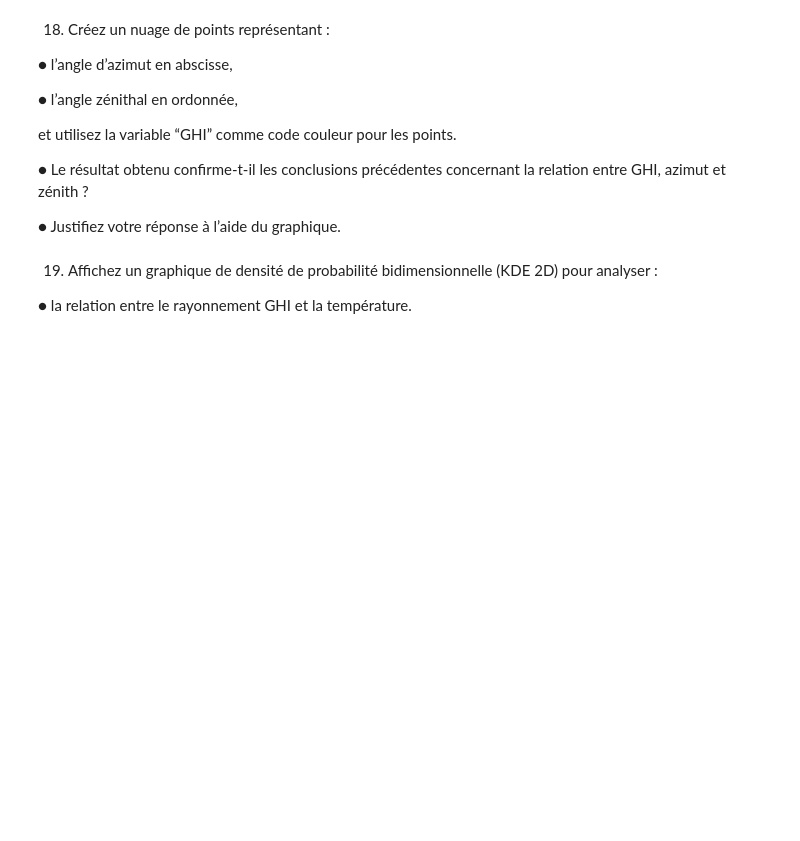
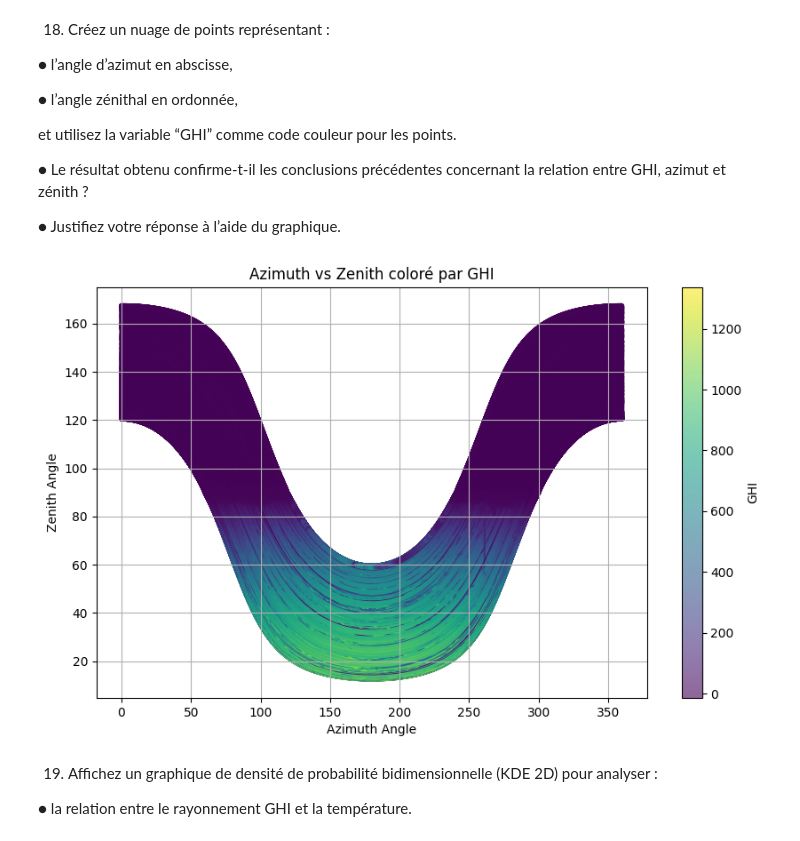
Before and after one commit to Maxime-Mig/Analyse_Visu, a Jupyter notebook: TD2/TD2.ipynb, the cells around one changed output. Cells and saved outputs as stored; diff of their text form; code cells hidden in the pictures; blank space fills up the shorter version.

```diff
--- a/TD2/TD2.ipynb
+++ b/TD2/TD2.ipynb
@@ -511,19 +579,38 @@ entre GHI, azimut et zénith ?
 
 ● Justifiez votre réponse à l’aide du graphique.
 # %%
-azimuth_col = 'azimuth angle' if 'azimuth angle' in df_solar.columns else 'azimuth' if 'azimuth' in df_solar.columns else None
-zenith_col = 'zenith angle' if 'zenith angle' in df_solar.columns else 'zenith' if 'zenith' in df_solar.columns else None
+azimuth_col = (
+    'Azimuth Angle [degrees]'
+    if 'Azimuth Angle [degrees]' in df_solar.columns else
+    'azimuth angle'
+    if 'azimuth angle' in df_solar.columns else
+    'azimuth'
+    if 'azimuth' in df_solar.columns else
+    None
+)
+zenith_col = (
+    'Zenith Angle [degrees]'
+    if 'Zenith Angle [degrees]' in df_solar.columns else
+    'zenith angle'
+    if 'zenith angle' in df_solar.columns else
+    'zenith'
+    if 'zenith' in df_solar.columns else
+    None
+)
+
 if azimuth_col is None or zenith_col is None:
     raise KeyError('Colonne azimuth ou zenith introuvable')
 
 plt.figure(figsize=(10, 6))
 plt.scatter(df_solar[azimuth_col], df_solar[zenith_col], c=df_solar['ghi'], cmap='viridis', s=10, alpha=0.6)
 plt.colorbar(label='GHI')
 plt.title('Azimuth vs Zenith coloré par GHI')
 plt.xlabel('Azimuth Angle')
 plt.ylabel('Zenith Angle')
 plt.grid(True)
 plt.show()
+# %% [output]
+[figure, added]
 # %% [markdown]
 19. Affichez un graphique de densité de probabilité bidimensionnelle (KDE 2D) pour
 analyser :
```
Also changed, not shown: parts of 21 cells of this notebook.
